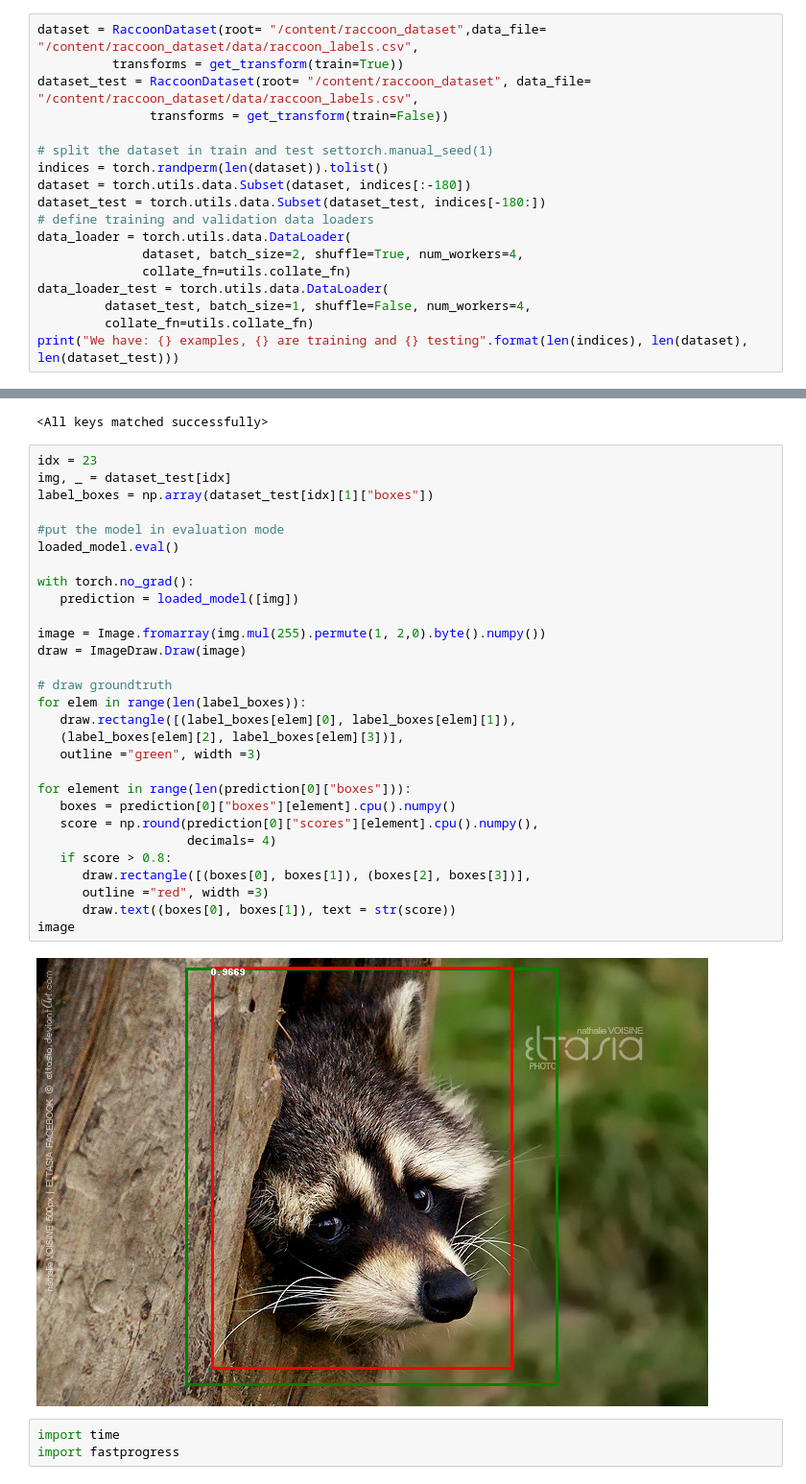
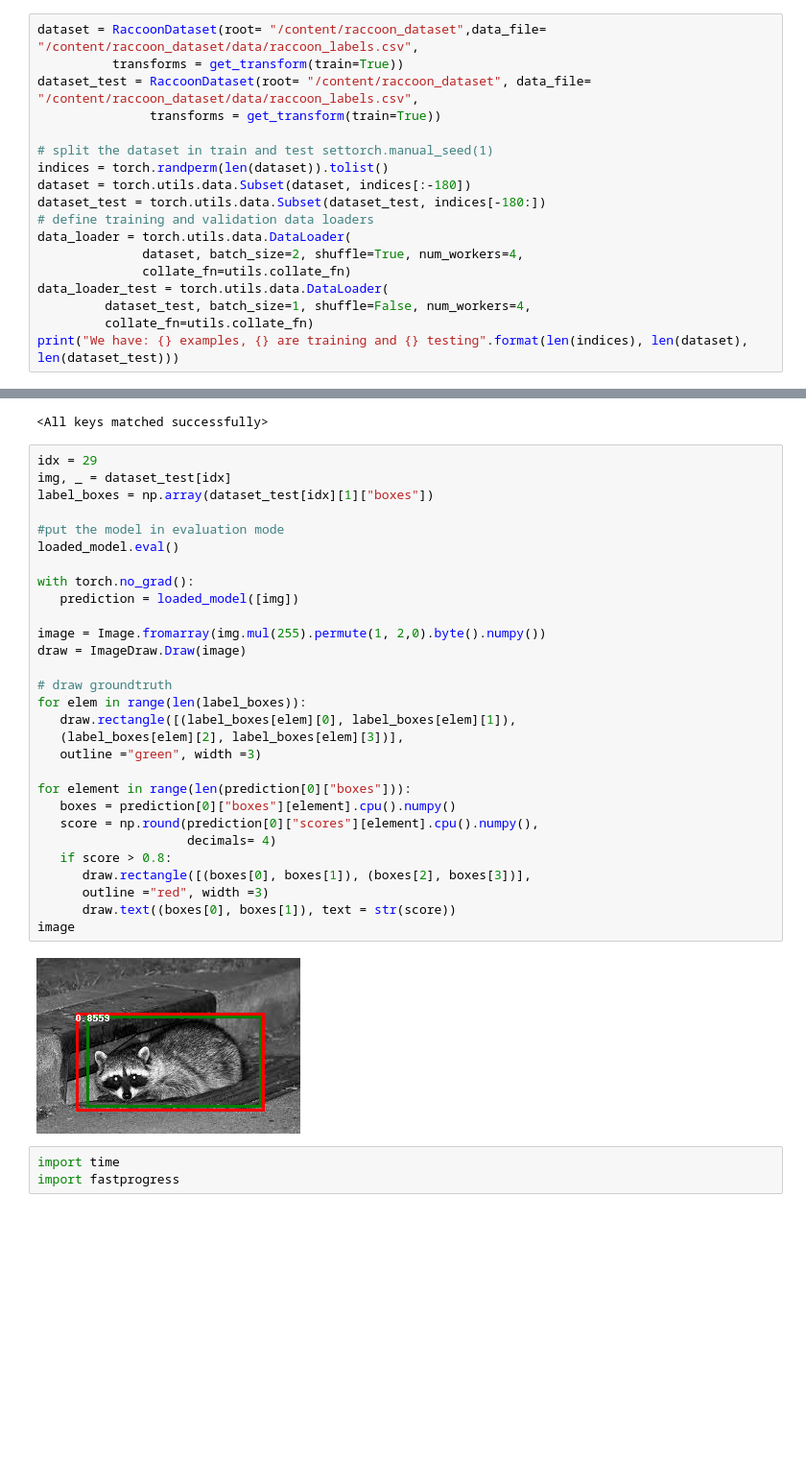
Before and after one commit to Duplexus/Basketball, a Jupyter notebook: Object_detection_anpassen.ipynb, the cells around one changed output, grey strips where cells are left out. Shown at 96% size. Drawn from its saved outputs; the diff is of its cells as text; blank space fills up the shorter version.

```diff
--- a/Object_detection_anpassen.ipynb
+++ b/Object_detection_anpassen.ipynb
@@ -163,7 +163,7 @@ def get_transform(train):
 dataset = RaccoonDataset(root= "/content/raccoon_dataset",data_file= "/content/raccoon_dataset/data/raccoon_labels.csv",
           transforms = get_transform(train=True))
 dataset_test = RaccoonDataset(root= "/content/raccoon_dataset", data_file= "/content/raccoon_dataset/data/raccoon_labels.csv",
-               transforms = get_transform(train=False))
+               transforms = get_transform(train=True))
 
 # split the dataset in train and test settorch.manual_seed(1)
 indices = torch.randperm(len(dataset)).tolist()
@@ -217,36 +217,36 @@ loaded_model.load_state_dict(torch.load("/content/pytorch_object_detection/racco
 # %% [output]
 <All keys matched successfully>
 # %%
-idx = 23
+idx = 29
 img, _ = dataset_test[idx]
 label_boxes = np.array(dataset_test[idx][1]["boxes"])
 
 #put the model in evaluation mode
 loaded_model.eval()
 
 with torch.no_grad():
    prediction = loaded_model([img])
 
 image = Image.fromarray(img.mul(255).permute(1, 2,0).byte().numpy())
 draw = ImageDraw.Draw(image)
 
 # draw groundtruth
 for elem in range(len(label_boxes)):
    draw.rectangle([(label_boxes[elem][0], label_boxes[elem][1]),
    (label_boxes[elem][2], label_boxes[elem][3])],
    outline ="green", width =3)
 
 for element in range(len(prediction[0]["boxes"])):
    boxes = prediction[0]["boxes"][element].cpu().numpy()
    score = np.round(prediction[0]["scores"][element].cpu().numpy(),
                     decimals= 4)
    if score > 0.8:
       draw.rectangle([(boxes[0], boxes[1]), (boxes[2], boxes[3])],
       outline ="red", width =3)
       draw.text((boxes[0], boxes[1]), text = str(score))
 image
 # %% [output]
-[figure, old version]
+[figure, new version]
 # %%
 import time
 import fastprogress
```
Also changed, not shown: parts of 5 cells of this notebook.
